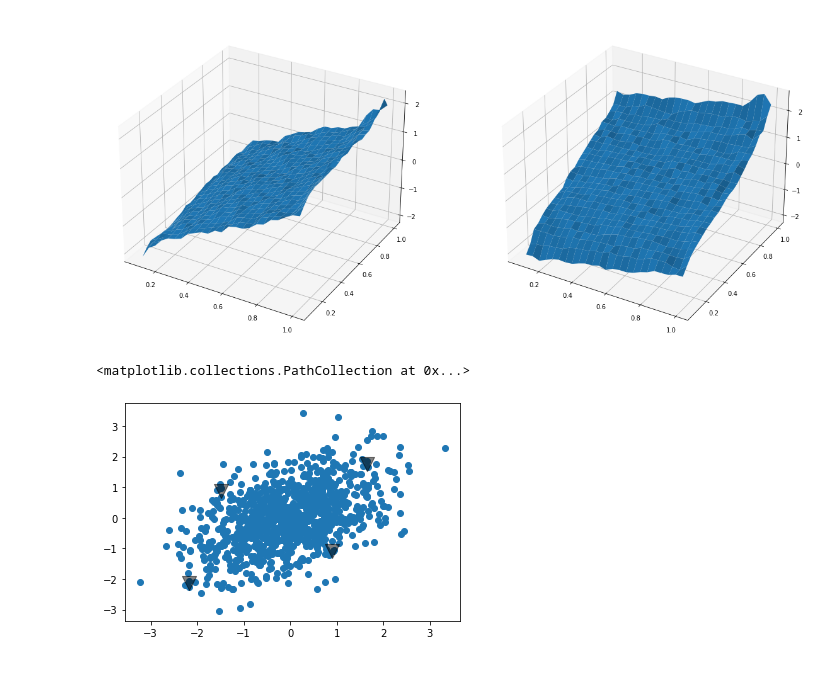
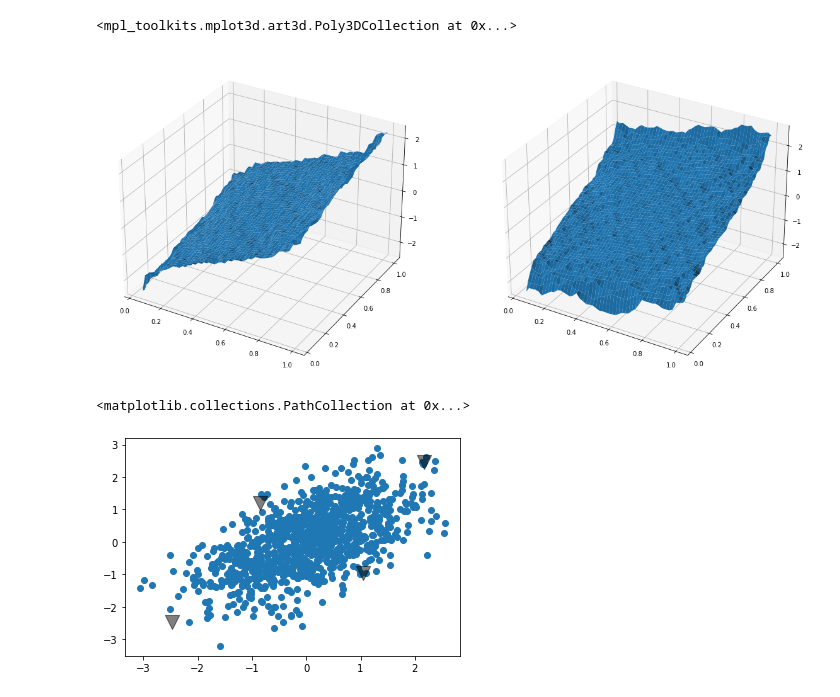
Before and after one commit to vistalab-technion/vqr, a Jupyter notebook: notebooks/02-Coverage.ipynb, the cells around one changed output. Drawn from its saved outputs; the diff is of its cells as text; code cells hidden in the pictures.

```diff
--- a/notebooks/02-Coverage.ipynb
+++ b/notebooks/02-Coverage.ipynb
@@ -2,17 +2,13 @@
 import numpy as np
 import matplotlib.pyplot as plt
 import cvxpy as cp
-
-np.random.seed(42)
-# Data
-np.random.seed(42)
+from vqr.vector_2d import vector_quantile, separable_quantile
 
 d = 2
-T = 25
+T = 50
 N = 1000
-rho = 0.5
+rho = 0.6
 Y = np.random.multivariate_normal(mean=[0, 0], cov=[[1, rho], [rho, 1]], size=(N,))
-
 u = 1 / T * (np.arange(0, T) + 1)
 U1, U2 = np.meshgrid(*([u,]*d)) # not handling d>2
 U = np.stack([U1.reshape(-1), U2.reshape(-1)], axis=1)
@@ -88,10 +21,9 @@ def b_to_quantile(f, T, U1, U2, step):
 # %%
-Q1, Q2 = b_to_quantile(constraints[0].dual_value, u, U1.reshape(-1), U2.reshape(-1), 1/T)
-Q1 = Q1.reshape([25, 25])
-Q2 = Q2.reshape([25, 25])
+Q1, Q2 = vector_quantile(Y, U)
+Q1 = Q1.reshape([T, T])
+Q2 = Q2.reshape([T, T])
 
 fig, ax = plt.subplots(1, d, figsize=(20, 10), subplot_kw={"projection": "3d"})
-
 ax[0].plot_surface(U1[1:, 1:], U2[1:, 1:], Q1[1:, 1:])
 ax[1].plot_surface(U1[1:, 1:], U2[1:, 1:], Q2[1:, 1:])
 # %% [output]
@@ -99,4 +47,5 @@ ax[1].plot_surface(U1[1:, 1:], U2[1:, 1:], Q2[1:, 1:])
+<mpl_toolkits.mplot3d.art3d.Poly3DCollection at 0x...>
-[figure, old version]
+[figure, new version]
 # %%
 q_10_90 = [Q1[ 1, -2], Q2[ 1, -2]]
 q_90_90 = [Q1[-2, -2], Q2[-2, -2]]
@@ -110,4 +59,4 @@ plt.scatter(q_90_10[0], q_90_10[1], alpha=.5, color='k', s=200, marker='v')
 plt.scatter(q_10_10[0], q_10_10[1], alpha=.5, color='k', s=200, marker='v')
 # %% [output]
 <matplotlib.collections.PathCollection at 0x...>
-[figure, old version]
+[figure, new version]
```
Also changed, not shown: parts of 16 cells of this notebook, 1 other file.
